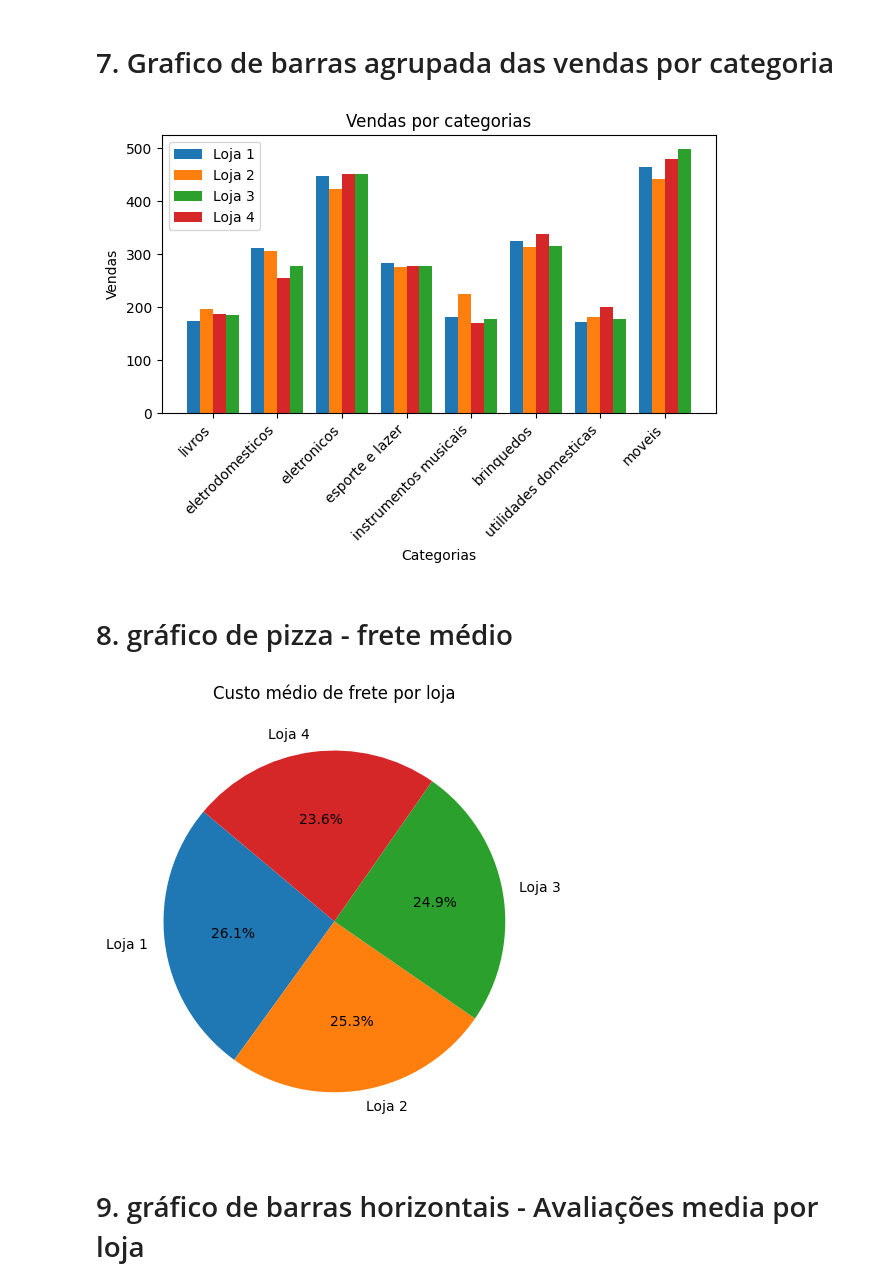
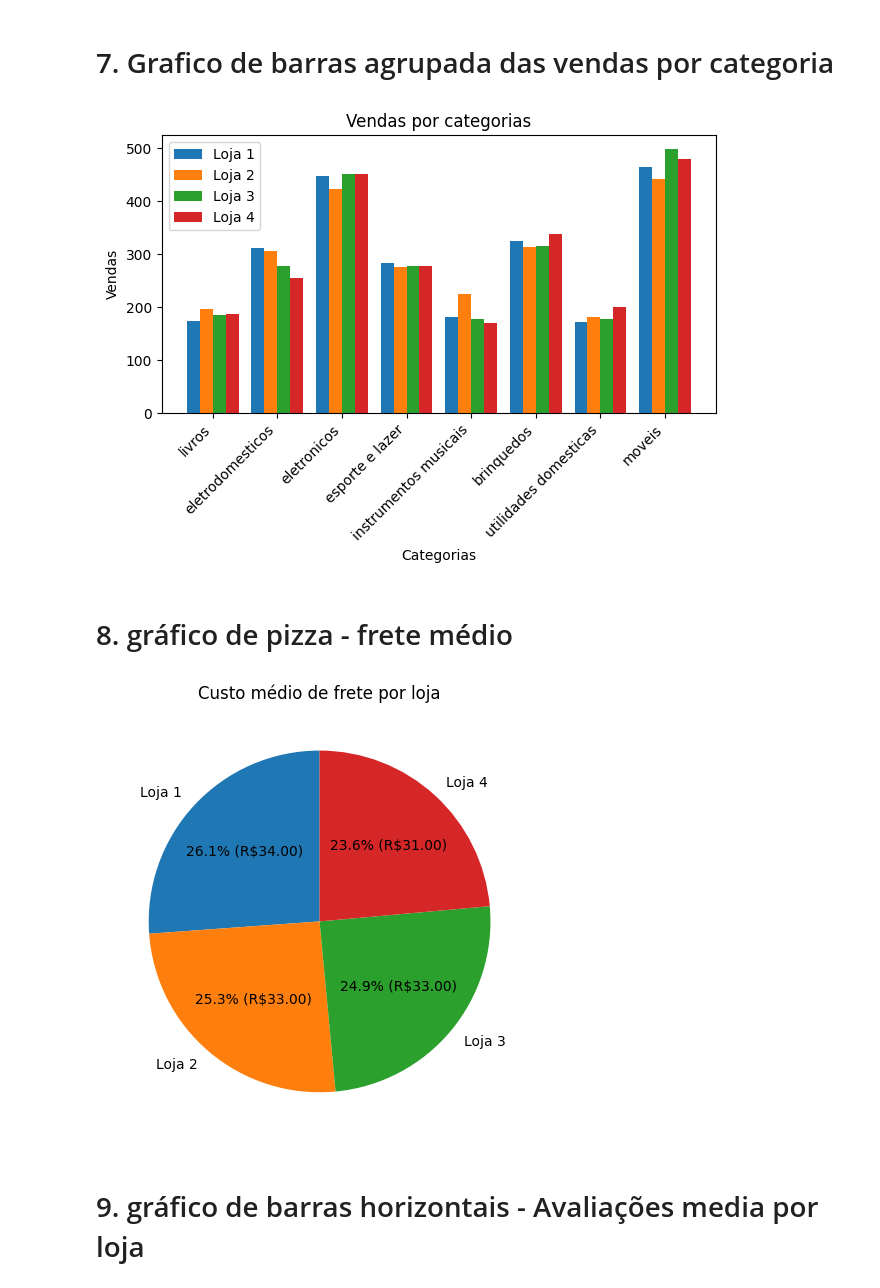
Before and after one commit to FranPomba/challenge1-data-science-main, a Jupyter notebook: AluraStoreBr.ipynb, the cells around one changed output. Drawn from its saved outputs; the diff is of its cells as text; code cells hidden in the pictures.

```diff
--- a/AluraStoreBr.ipynb
+++ b/AluraStoreBr.ipynb
@@ -241,8 +241,8 @@ lg = 0.2
 
 plt.bar(x - 1.5 * lg, v_loja1, width=lg, label="Loja 1")
 plt.bar(x - 0.5 * lg, v_loja2, width=lg, label="Loja 2")
-plt.bar(x + 1.5 * lg, v_loja3, width=lg, label="Loja 3")
-plt.bar(x + 0.5 * lg, v_loja4, width=lg, label="Loja 4")
+plt.bar(x + 0.5 * lg, v_loja3, width=lg, label="Loja 3")
+plt.bar(x + 1.5 * lg, v_loja4, width=lg, label="Loja 4")
 
 plt.xticks(x, categorias, rotation=45, ha="right")
 plt.xlabel("Categorias")
@@ -252,23 +252,27 @@ plt.legend()
 plt.tight_layout()
 plt.show()
 # %% [output]
-[figure, old version]
+[figure, new version]
 # %% [markdown]
 # 8. gráfico de pizza - frete médio
 # %%
 fretes = {
     "Loja 1": frete_medio_loja1,
     "Loja 2": frete_medio_loja2,
     "Loja 3": frete_medio_loja3,
     "Loja 4": frete_medio_loja4
 }
+total = sum(fretes.values())
+def auto_pct(pct):
+    valor = int(pct / 100 * total)
+    return f"{pct:.1f}% (R${valor:.2f})"
 
-plt.pie(fretes.values(), labels=fretes.keys(), autopct="%1.1f%%", startangle=140)
+plt.pie(fretes.values(), labels=fretes.keys(), autopct=auto_pct, startangle=90)
 plt.title("Custo médio de frete por loja")
 plt.tight_layout()
 plt.show()
 # %% [output]
-[figure, old version]
+[figure, new version]
 # %% [markdown]
 # 9. gráfico de barras horizontais - Avaliações media por loja
 # %%
```
Also changed, not shown: parts of 1 cell of this notebook.
